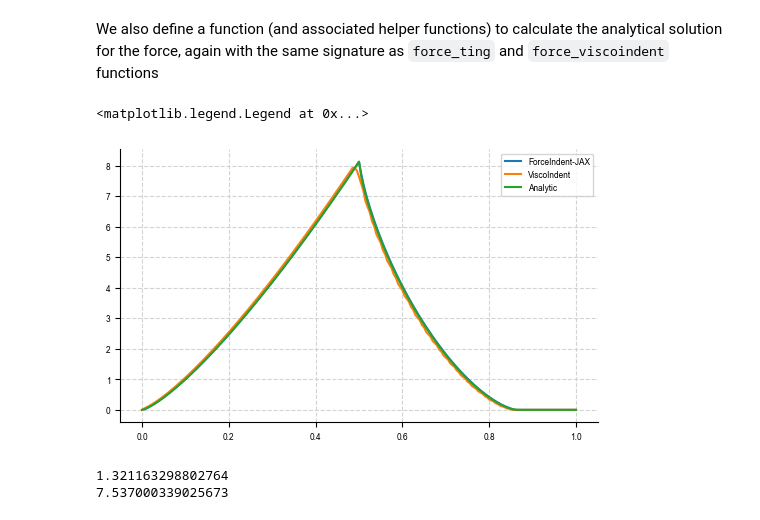
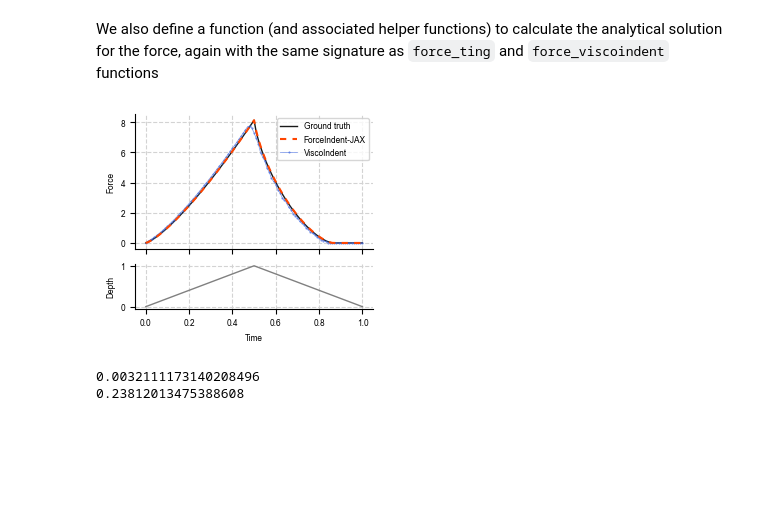
Before and after one commit to Jhko725/NeuralConstitutiveEq.jl, a Jupyter notebook: notebooks/1_framework_benchmarks.ipynb, the cells around one changed output. Drawn from its saved outputs; the diff is of its cells as text; code cells hidden in the pictures; blank space fills up the shorter version.

Commit message:
Initial prototype for figure 2 finished

```diff
--- a/notebooks/1_framework_benchmarks.ipynb
+++ b/notebooks/1_framework_benchmarks.ipynb
@@ -34,7 +40,7 @@ indentation = (
     .append(ConstantVelocity(velocity_=-2.0), duration=0.5)
     .build()
 )
-dt = 5e-3
+dt = 1e-2
 t = jnp.arange(0.0, 1.0 + dt, dt)
 h_t = jax.vmap(indentation.depth)(t)
 v_t = jax.vmap(indentation.velocity)(t)
@@ -51,8 +57,7 @@ powerlaw = PowerLaw(E0=3.0, alpha=0.2)
 # %% [output]
 [figure]
 # %%
-# %%timeit
-f_powerlaw = eqx.filter_jit(force_ting)(t, powerlaw, indentation, tip)
+f_powerlaw = eqx.filter_jit(force_ting)(t, powerlaw, indentation, tip).block_until_ready()
 # %% [markdown]
 ## ViscoIndent
 # %% [markdown]
@@ -90,7 +95,7 @@ def constitutive_to_viscoindent_args(
 def force_viscoindent(
     time: Float[Array, " N"],
     constit: AbstractConstitutive,
-    indentation: AbstractIndentation,
+    indentation: AbstractIndentation | Float[Array, " N"],
     tip: AbstractTipGeometry,
 ) -> Float[Array, " N"]:
     modelting, model_params = constitutive_to_viscoindent_args(constit)
@@ -98,6 +103,7 @@ def force_viscoindent(
     dt = float(time[1] - time[0])
     max_ind = int(jnp.argmin(jnp.abs(time - indentation.t_ret)))
     depth_array = np.asarray(jax.vmap(indentation.depth)(time))
+
     force, *_ = ting_numerical(
         model_params,
         None,
@@ -139,7 +145,7 @@ def force_analytic(
     if isinstance(constit, PowerLaw) and isinstance(indentation, ApproachRetract):
         v = indentation.approach.velocity_
         a, b = tip.a(), tip.b()
-        coeff = a * b * constit.E0 * (v**b) * beta(1 - constit.alpha, b)
+        coeff = a * b * constit.E0 * (v**b) * beta(b, 1 - constit.alpha)
         force = coeff * (time ** (b - constit.alpha))
         t1 = t1_analytic(time, constit, indentation)
         correction_factor = jnp.where(
@@ -152,12 +158,3 @@ def force_analytic(
         )
 # %%
 f_analytic = force_analytic(t, powerlaw, indentation, tip)
-# %%
-fig, ax = plt.subplots(1, 1, figsize=(5, 3))
-ax.plot(t, f_powerlaw, label="ForceIndent-JAX")
-ax.plot(t, f_viscoindent, label="ViscoIndent")
-ax.plot(t, f_analytic, label="Analytic")
-ax.legend()
-# %% [output]
-<matplotlib.legend.Legend at 0x...>
-[figure, removed]
@@ -172,6 +161,25 @@ def SMAPE(y_pred, y_true):
+# %%
+fig, axes = plt.subplots(2, 1, figsize=(70*MM, 60*MM), sharex=True, height_ratios=[3, 1])
+ax = axes[0]
+
+ax.plot(t, f_analytic, "k", linewidth = 1.0, alpha = 0.9, label="Ground truth")
+#ax.scatter(t[::2], f_powerlaw[::2], s=10, facecolors=mplcolors.to_rgba(('w', 0.5)), edgecolors= "orangered", label="ForceIndent-JAX")
+ax.plot(t, f_viscoindent, ".-", linewidth = 0.5, color = "royalblue", alpha = 0.75, label="ViscoIndent")
+ax.plot(t, f_powerlaw, "--", linewidth = 1.5, dashes = (3, 3), color= "orangered", label="ForceIndent-JAX")
+ax = ordered_legend(ax, [0, 2, 1])
+ax.set_ylabel("Force")
+
+ax = axes[1]
+ax.plot(t, h_t, color = "gray", linewidth = 1.0)
+ax.set_ylabel("Depth")
+ax.set_xlabel("Time")
+
+fig.savefig("../figures/fig2-a.pdf", format = "pdf", dpi=1200)
+# %% [output]
+[figure, added]
 # %%
-print(SMAPE(f_powerlaw, f_analytic))
-print(SMAPE(f_viscoindent, f_analytic))
+print(NMSE(f_powerlaw, f_analytic))
+print(NMSE(f_viscoindent, f_analytic))
 # %% [output]
-1.321163298802764
-7.537000339025673
+0.0032111173140208496
+0.23812013475388608
```
Also changed, not shown: parts of 14 cells of this notebook, 20 other files.
